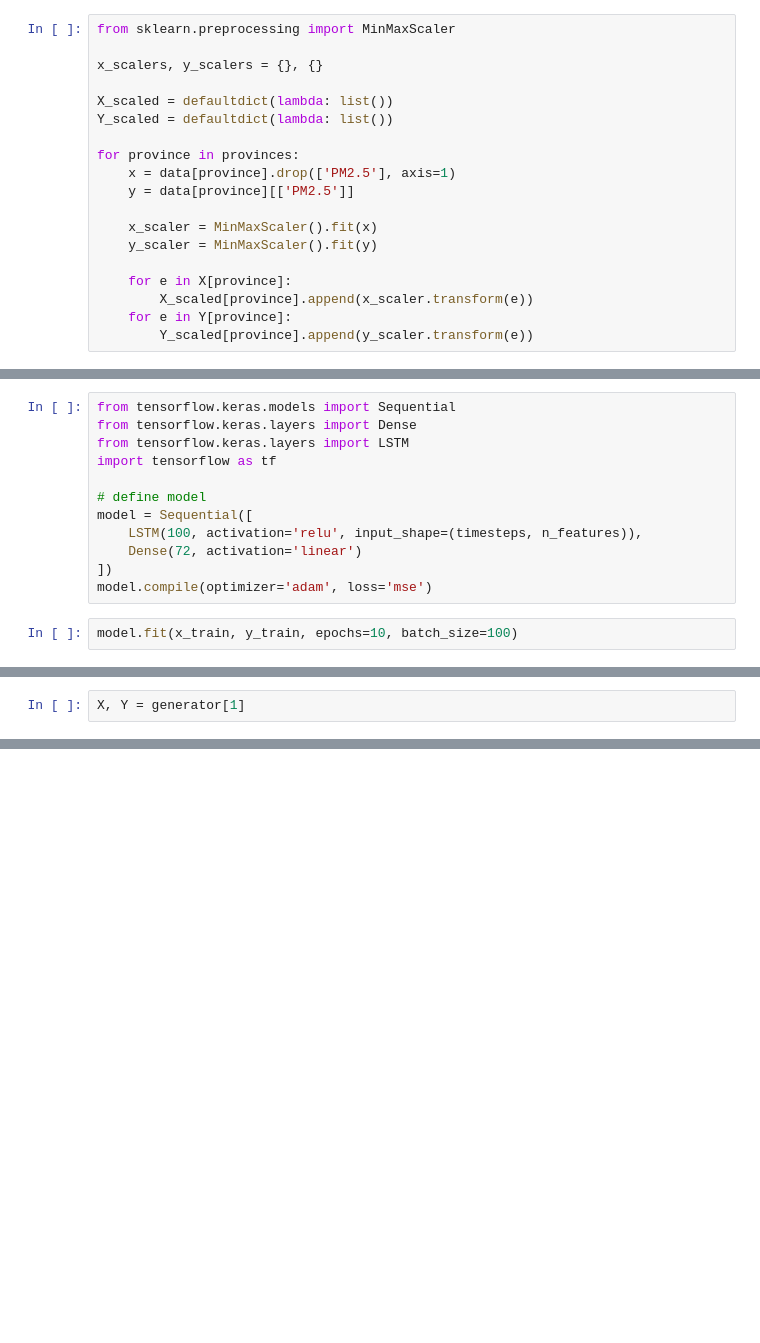
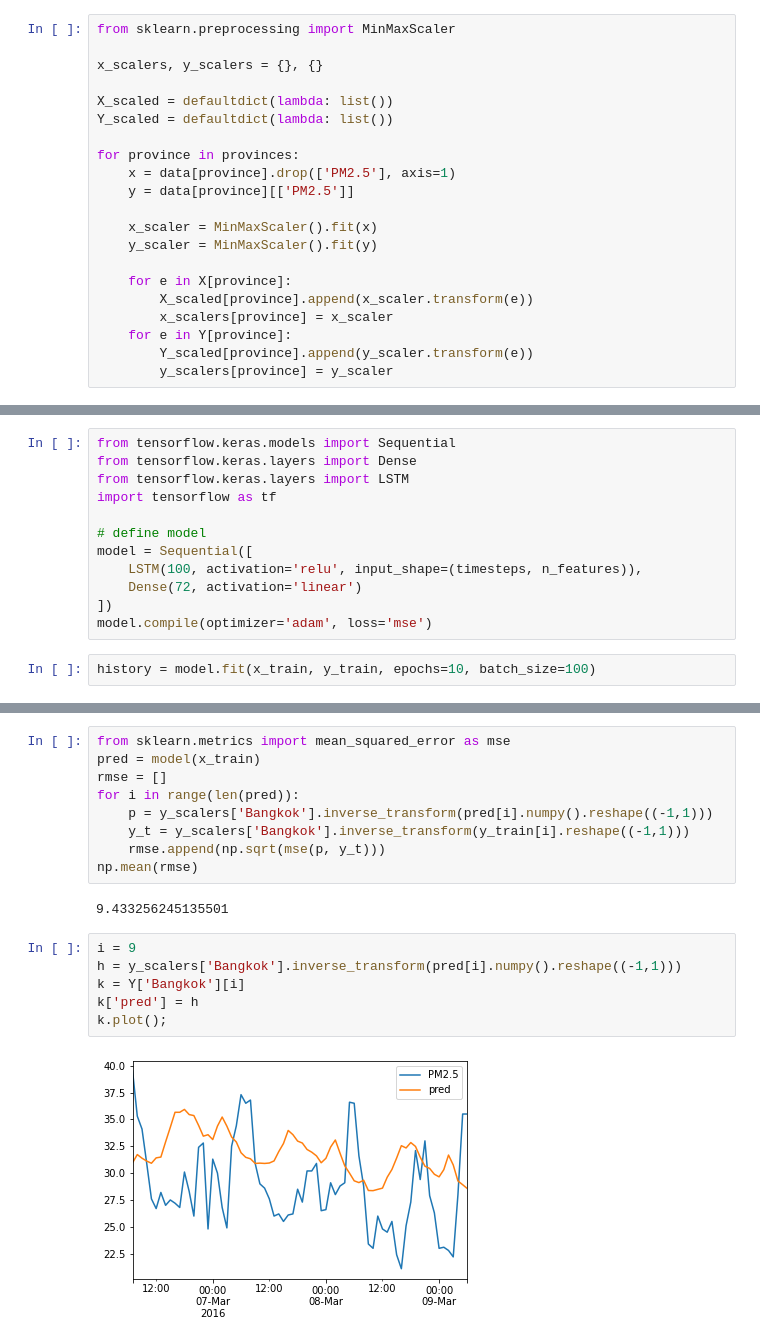
Before and after one commit to samsatp/PM25-DataScience-TermProject, a Jupyter notebook: 4. models_playground.ipynb, the cells around one changed output, grey strips where cells are left out. Cells and saved outputs as stored; diff of their text form; blank space fills up the shorter version.

Commit message:
successfully run simple model

```diff
--- a/4. models_playground.ipynb
+++ b/4. models_playground.ipynb
@@ -67,8 +67,10 @@ for province in provinces:
 
     for e in X[province]:
         X_scaled[province].append(x_scaler.transform(e))
+        x_scalers[province] = x_scaler
     for e in Y[province]:
         Y_scaled[province].append(y_scaler.transform(e))
+        y_scalers[province] = y_scaler
 # %%
 X['Bangkok'][0]
 # %% [output]
@@ -134,6 +136,6 @@ model = Sequential([
 ])
 model.compile(optimizer='adam', loss='mse')
 # %%
-model.fit(x_train, y_train, epochs=10, batch_size=100)
+history = model.fit(x_train, y_train, epochs=10, batch_size=100)
 # %% [output]
 Epoch 1/10
@@ -179,2 +160,0 @@ generator = TimeseriesGenerator(x, y, length=2, batch_size=1)
-# %%
-X, Y = generator[1]
@@ -189,0 +166,19 @@ array([33.05])
+# %%
+from sklearn.metrics import mean_squared_error as mse
+pred = model(x_train)
+rmse = []
+for i in range(len(pred)):
+    p = y_scalers['Bangkok'].inverse_transform(pred[i].numpy().reshape((-1,1)))
+    y_t = y_scalers['Bangkok'].inverse_transform(y_train[i].reshape((-1,1)))
+    rmse.append(np.sqrt(mse(p, y_t)))
+np.mean(rmse)
+# %% [output]
+9.433256245135501
+# %%
+i = 9
+h = y_scalers['Bangkok'].inverse_transform(pred[i].numpy().reshape((-1,1)))
+k = Y['Bangkok'][i]
+k['pred'] = h
+k.plot();
+# %% [output]
+[figure, added]
```
Also changed, not shown: parts of 8 cells of this notebook.
